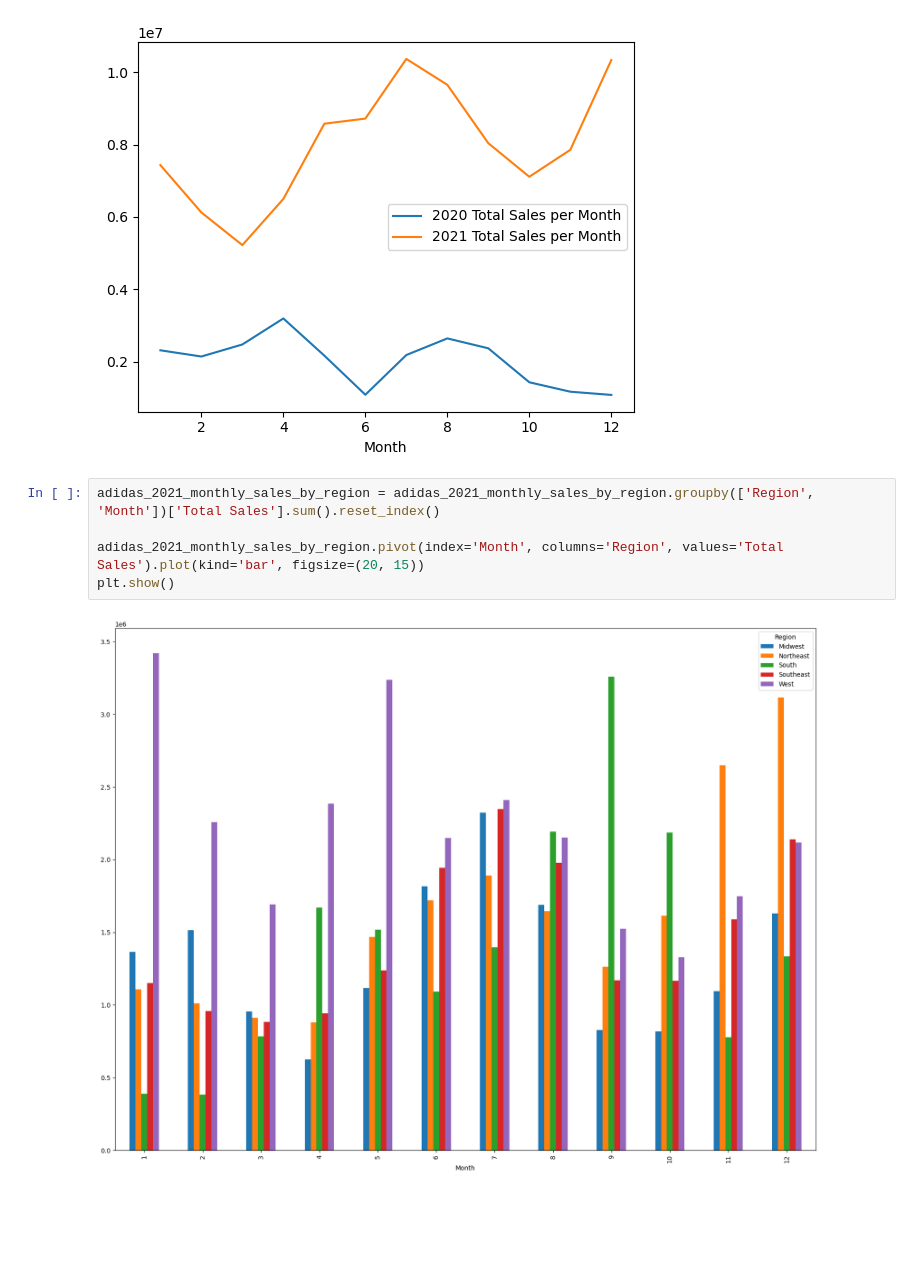
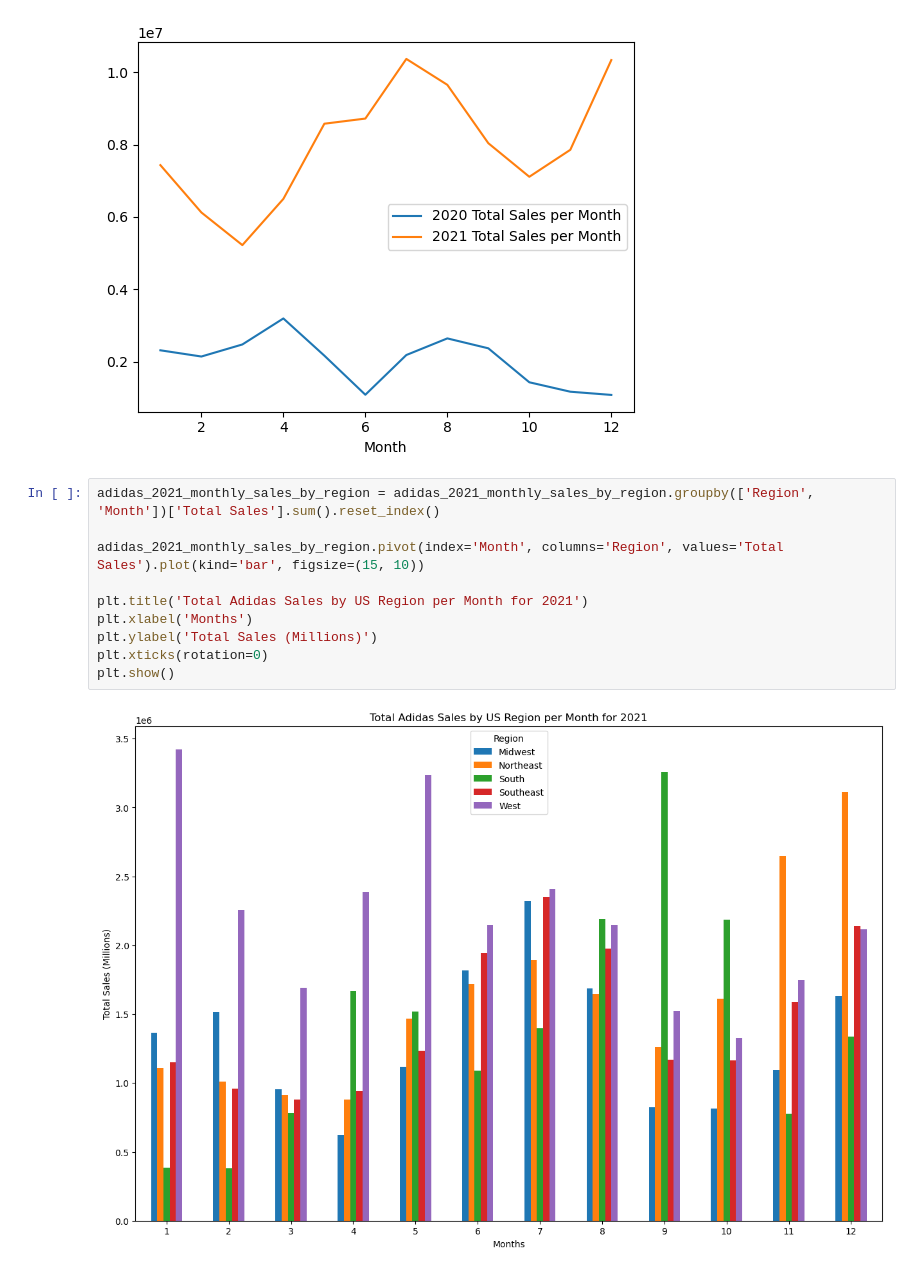
Before and after one commit to Krinnik/adidas_sales_temp_analysis, a Jupyter notebook: nik_workspace.ipynb, the cells around one changed output. Cells and saved outputs as stored; diff of their text form; blank space fills up the shorter version.

Commit message:
added adidas footwear region bar graph, and titles/labels to all graphs

```diff
--- a/nik_workspace.ipynb
+++ b/nik_workspace.ipynb
@@ -1181,7 +1191,12 @@ plt.show()
 # %%
 adidas_2021_monthly_sales_by_region = adidas_2021_monthly_sales_by_region.groupby(['Region', 'Month'])['Total Sales'].sum().reset_index()
 
-adidas_2021_monthly_sales_by_region.pivot(index='Month', columns='Region', values='Total Sales').plot(kind='bar', figsize=(20, 15))
+adidas_2021_monthly_sales_by_region.pivot(index='Month', columns='Region', values='Total Sales').plot(kind='bar', figsize=(15, 10))
+
+plt.title('Total Adidas Sales by US Region per Month for 2021')
+plt.xlabel('Months')
+plt.ylabel('Total Sales (Millions)')
+plt.xticks(rotation=0)
 plt.show()
 # %% [output]
-[figure, old version]
+[figure, new version]
```
Also changed, not shown: parts of 9 cells of this notebook.
